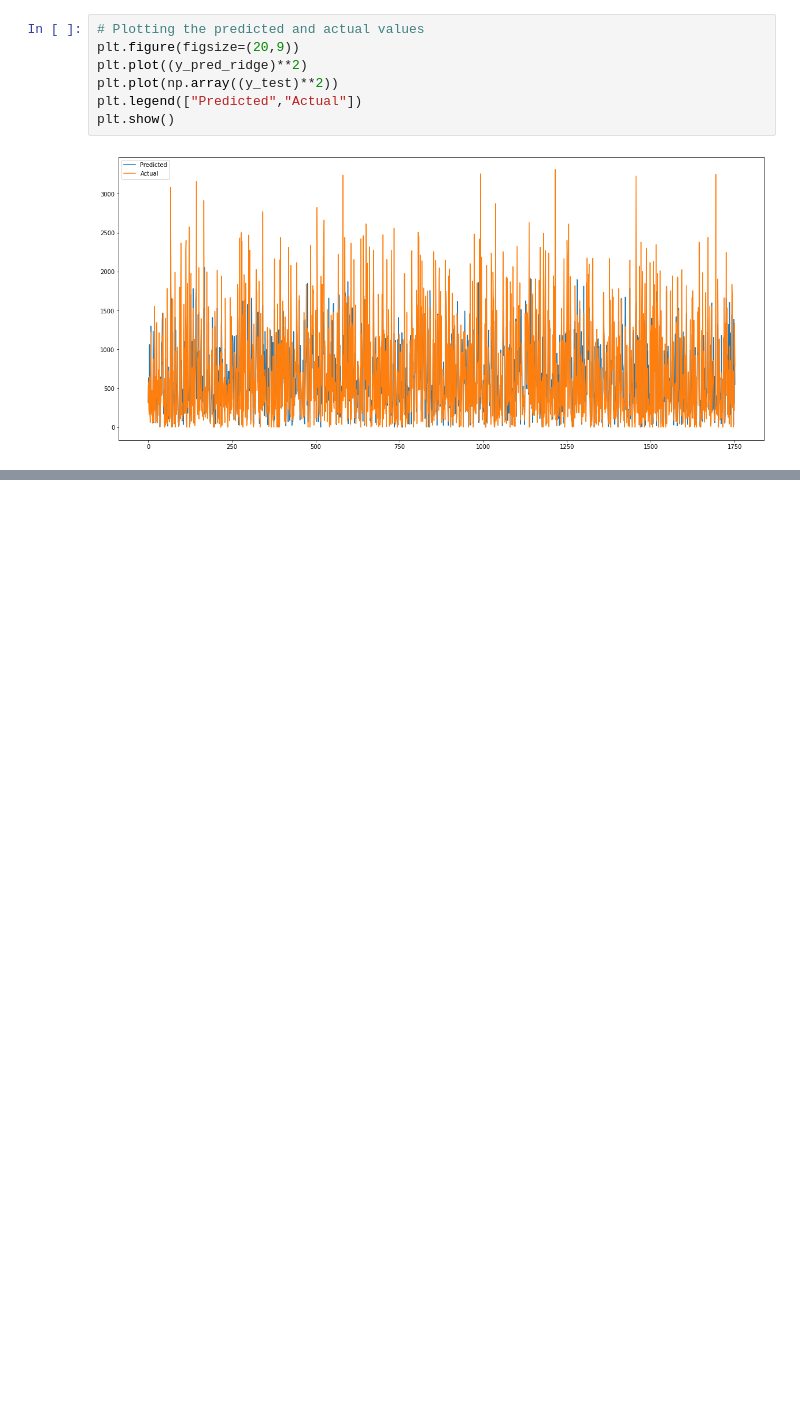
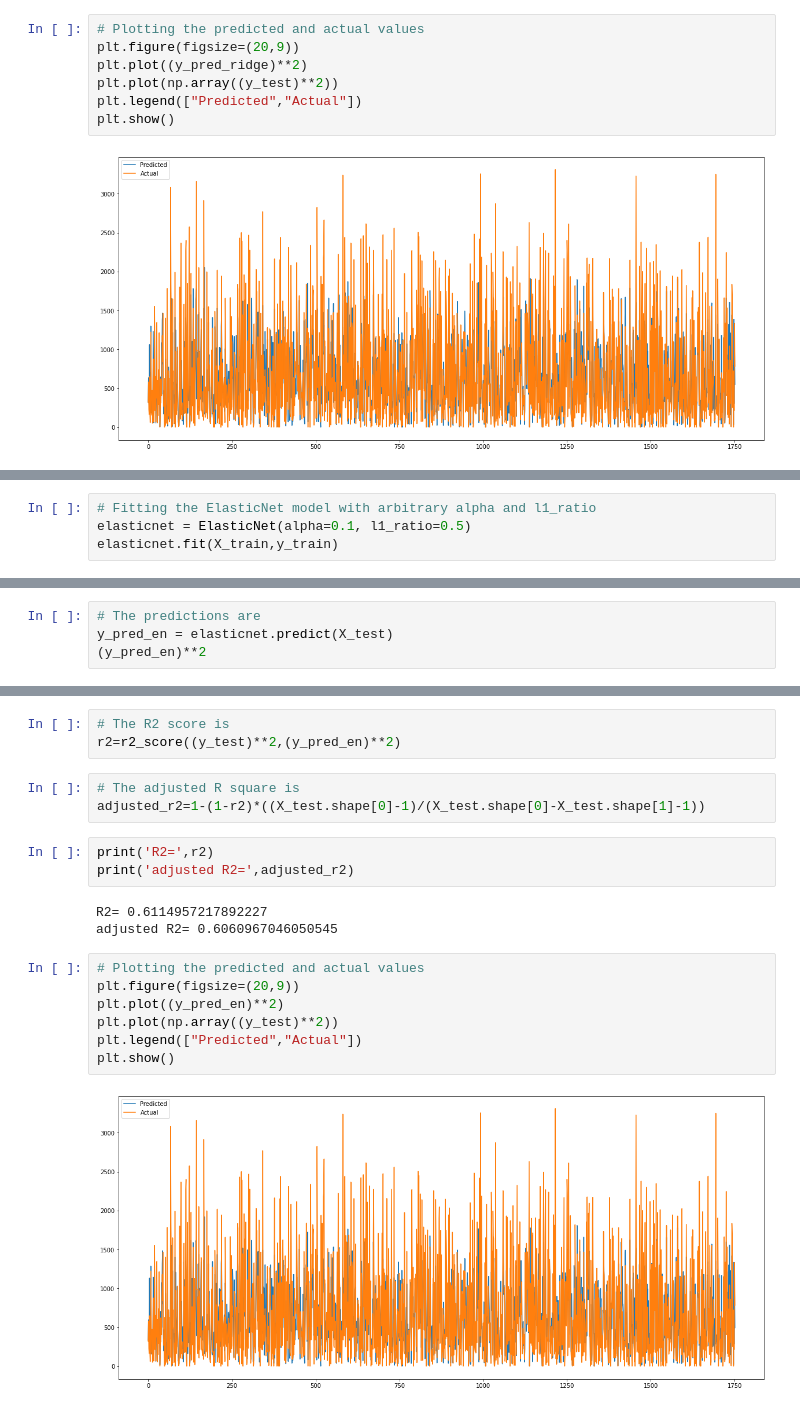
Before and after one commit to DharmeshRV/Bike-Sharing-Demand-Prediction, a Jupyter notebook: Bike_Sharing_Demand_Prediction_Capstone_Project.ipynb, the cells around one changed output, grey strips where cells are left out. Saved outputs shown, nothing was run; the diff lists cells and outputs as text; blank space fills up the shorter version.

```diff
--- a/Bike_Sharing_Demand_Prediction_Capstone_Project.ipynb
+++ b/Bike_Sharing_Demand_Prediction_Capstone_Project.ipynb
@@ -1407,0 +1441,4 @@ plt.show()
+# %%
+# Fitting the ElasticNet model with arbitrary alpha and l1_ratio
+elasticnet = ElasticNet(alpha=0.1, l1_ratio=0.5)
+elasticnet.fit(X_train,y_train)
@@ -1407,0 +1492,4 @@ plt.show()
+# %%
+# The predictions are
+y_pred_en = elasticnet.predict(X_test)
+(y_pred_en)**2
@@ -1407,0 +1508,21 @@ plt.show()
+# %%
+# The R2 score is
+r2=r2_score((y_test)**2,(y_pred_en)**2)
+# %%
+# The adjusted R square is
+adjusted_r2=1-(1-r2)*((X_test.shape[0]-1)/(X_test.shape[0]-X_test.shape[1]-1))
+# %%
+print('R2=',r2)
+print('adjusted R2=',adjusted_r2)
+# %% [output]
+R2= 0.6114957217892227
+adjusted R2= 0.6060967046050545
+# %%
+# Plotting the predicted and actual values
+plt.figure(figsize=(20,9))
+plt.plot((y_pred_en)**2)
+plt.plot(np.array((y_test)**2))
+plt.legend(["Predicted","Actual"])
+plt.show()
+# %% [output]
+[figure, added]
```
Also changed, not shown: parts of 30 cells of this notebook.
